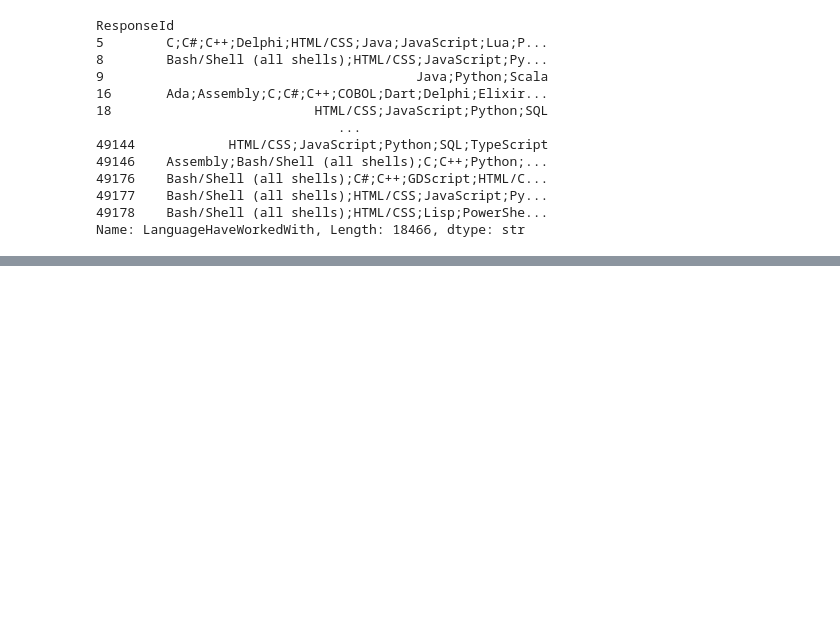
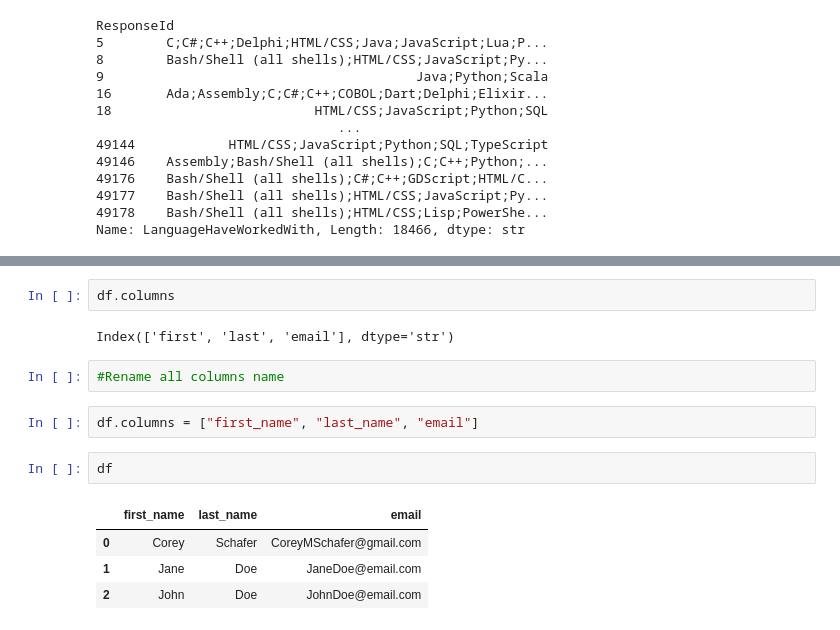
Before and after one commit to medeiroscaio/ml-estudos, a Jupyter notebook: pandas/pandas.ipynb, the cells around one changed output, grey strips where cells are left out. Drawn from its saved outputs; the diff is of its cells as text; blank space fills up the shorter version.

Commit message:
pandas - updating rows/columns, apply, map, replace

```diff
--- a/pandas/pandas.ipynb
+++ b/pandas/pandas.ipynb
@@ -311,0 +319,15 @@ Name: LanguageHaveWorkedWith, Length: 18466, dtype: str
+# %%
+df.columns
+# %% [output]
+Index(['first', 'last', 'email'], dtype='str')
+# %%
+#Rename all columns name
+# %%
+df.columns = ["first_name", "last_name", "email"]
+# %%
+df
+# %% [output]
+|  | first_name | last_name | email |
+| 0 | Corey | Schafer | CoreyMSchafer@gmail.com |
+| 1 | Jane | Doe | JaneDoe@email.com |
+| 2 | John | Doe | JohnDoe@email.com |
```
Also changed, not shown: parts of 28 cells of this notebook.
